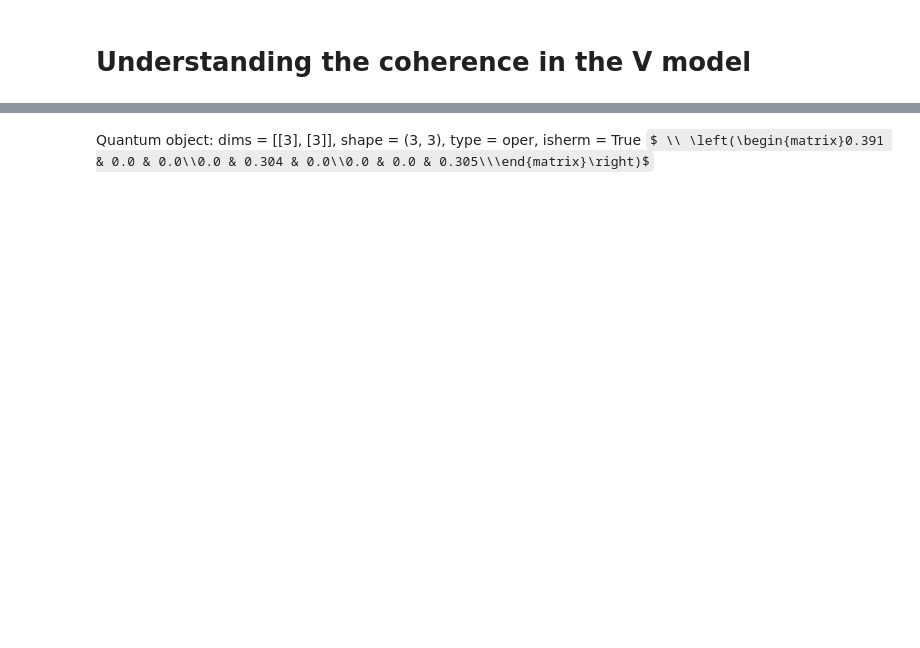
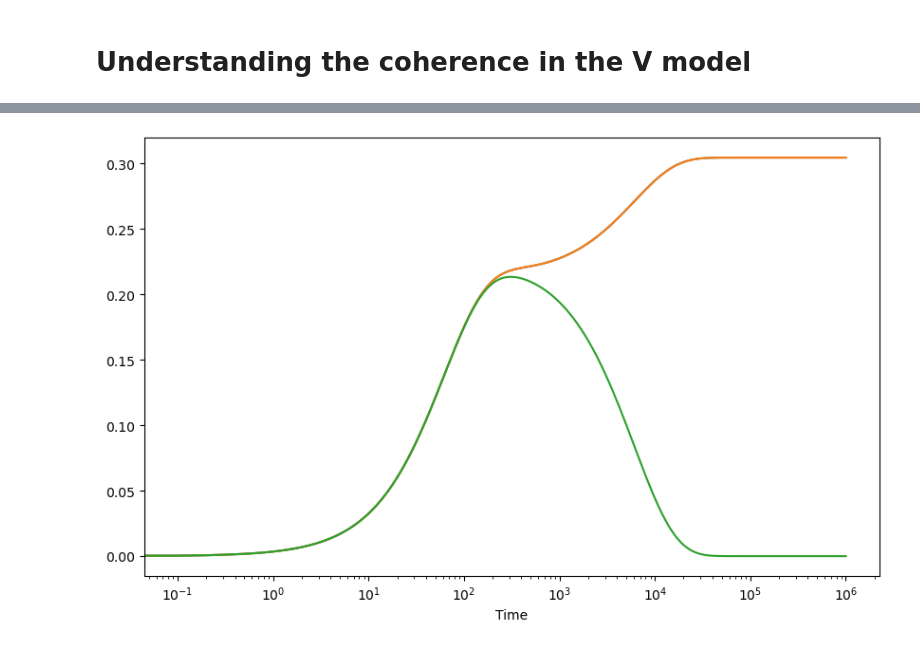
Before and after one commit to mikeal888/The_V_model, a Jupyter notebook: Coherences.ipynb, the cells around one changed output, grey strips where cells are left out. Saved outputs shown, nothing was run; the diff lists cells and outputs as text; code cells hidden in the pictures; some formulas as TeX source; blank space fills up the shorter version.

Commit message:
added coherence plot from quatnum paper

```diff
--- a/Coherences.ipynb
+++ b/Coherences.ipynb
@@ -10,15 +10,14 @@ from FCS import *
 # Define system parameters
 N = 3 # Number of levels
 nu = 1 # Frequency of the system
-a = 0.01
-delta = 0.01
+a = 0.001
+delta = 0.001
 alpha = 0.5
-betaL = 1/4
-betaR = 1/3.99
+beta = 1/4
 
 # Define the parameters for the V-model
-params = {'nu': nu, 'a': a, 'delta': delta, 'beta': [betaL, betaR], 'alpha': alpha}
+params = {'nu': nu, 'a': a, 'delta': delta, 'beta': beta}
 
 # Define the V-model
-g_ops, H_uni, c_ops_uni = V_model_2bath(**params, kind='unified')
+g_ops, H_uni, c_ops_uni = V_model_1bath(**params, kind='unified')
 rho_ss_uni = steadystate(H_uni, c_ops_uni)
@@ -28,4 +24,26 @@ Quantum object: dims = [[3], [3]], shape = (3, 3), type = oper, isherm = True $
-# %%
-rho_ss_sec
-# %% [output]
-Quantum object: dims = [[3], [3]], shape = (3, 3), type = oper, isherm = True $ \\ \left(\begin{matrix}0.391 & 0.0 & 0.0\\0.0 & 0.304 & 0.0\\0.0 & 0.0 & 0.305\\\end{matrix}\right)$
+# %%
+t0, tf = 0, 10e5
+dt = 0.1
+tlist = np.arange(t0, tf, dt)
+
+# Solve master equation with the initial state set to the ground state
+e_ops = [g_ops[1]*g_ops[1].dag(), g_ops[2]*g_ops[2].dag(), g_ops[1]*g_ops[2].dag()]
+result_uni = mesolve(H_uni, g_ops[0], tlist, c_ops_uni, e_ops)
+# %%
+# Plot results for the V-model
+sigma22 = result_uni.expect[0]
+sigma33 = result_uni.expect[1]
+sigma23 = result_uni.expect[2]
+
+fig =  plt.figure(figsize=(10, 6))
+ax = fig.add_subplot(111)
+ax.plot(tlist, sigma22, label=r'$\sigma_{22}$')
+ax.plot(tlist, sigma33, label=r'$\sigma_{33}$')
+ax.plot(tlist, sigma23, label=r'$\sigma_{23}$')
+ax.set_xlabel('Time')
+
+plt.xscale('log')
+
+plt.show()
+# %% [output]
+[figure, added]
```
Also changed, not shown: parts of 1 cell of this notebook.
